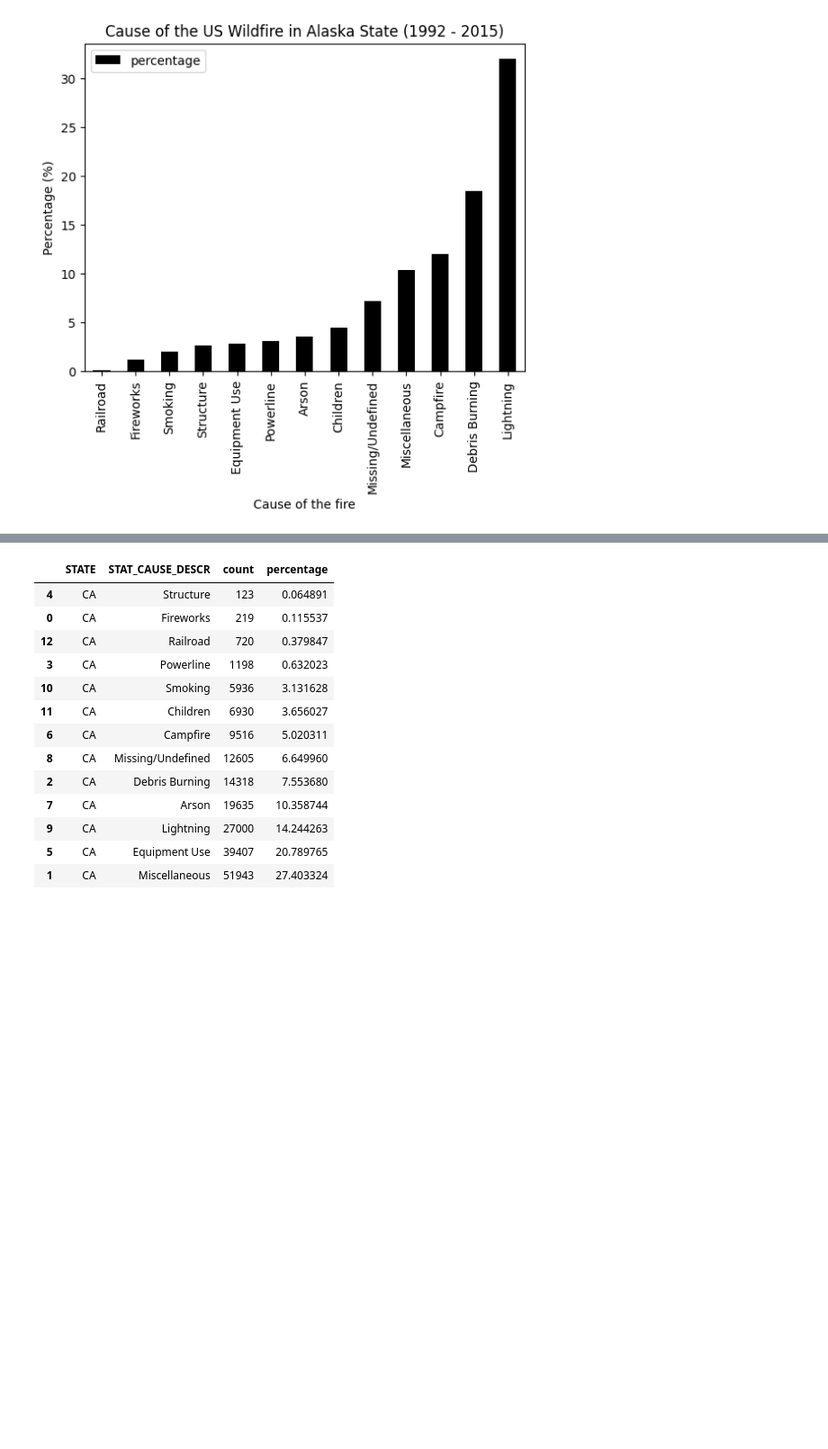
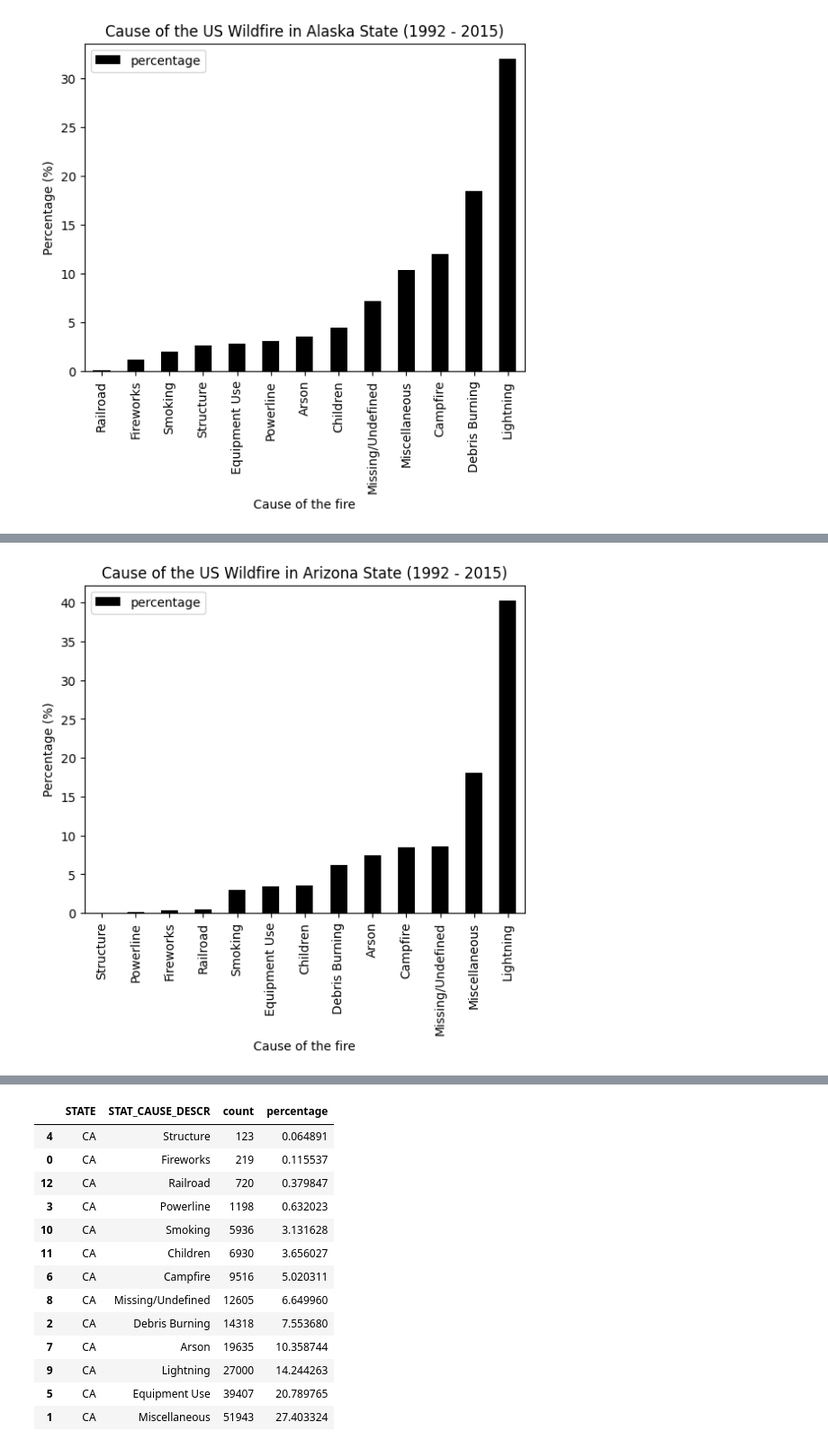
Before and after one commit to DanialArab/Geospatial_Data_Science, a Jupyter notebook: My GIS Projects/EDA on 1.88 Million US Wildfires.ipynb, the cells around one changed output, grey strips where cells are left out. Shown at 90% size. Saved outputs shown, nothing was run; the diff lists cells and outputs as text; code cells hidden in the pictures; blank space fills up the shorter version.

Commit message:
Plots of cause of fire for each state added

```diff
--- a/My GIS Projects/EDA on 1.88 Million US Wildfires.ipynb
+++ b/My GIS Projects/EDA on 1.88 Million US Wildfires.ipynb
@@ -500,0 +545,22 @@ plt.show()
+# %%
+az = df_spark.groupBy('STATE', 'STAT_CAUSE_DESCR').count().filter(df_spark['STATE'] == 'AZ')
+az_t = df_spark.groupBy('STATE').count().filter(df_spark['STATE'] == 'AZ')
+az_total = az_t.select('count').collect()[0]['count']
+
+az = az.withColumn('percentage', (col('count') / az_total * 100))
+#ca.show()
+
+az_pandas = az.toPandas()
+
+
+az_pandas_ordered = az_pandas.sort_values(by='percentage')
+
+az_pandas_ordered.plot(x='STAT_CAUSE_DESCR', y='percentage', kind='bar', color = 'black')
+#plt.yscale('log')  # Set y-axis to logarithmic scale
+plt.xlabel('Cause of the fire')
+plt.ylabel('Percentage (%)')
+plt.title('Cause of the US Wildfire in Arizona State (1992 - 2015)')
+#plt.savefig('plots/Cause_of_US_Wildfire_in_AK_1992_2015.png')
+plt.show()
+# %% [output]
+[figure, added]
```
Also changed, not shown: parts of 6 cells of this notebook, 51 other files.
